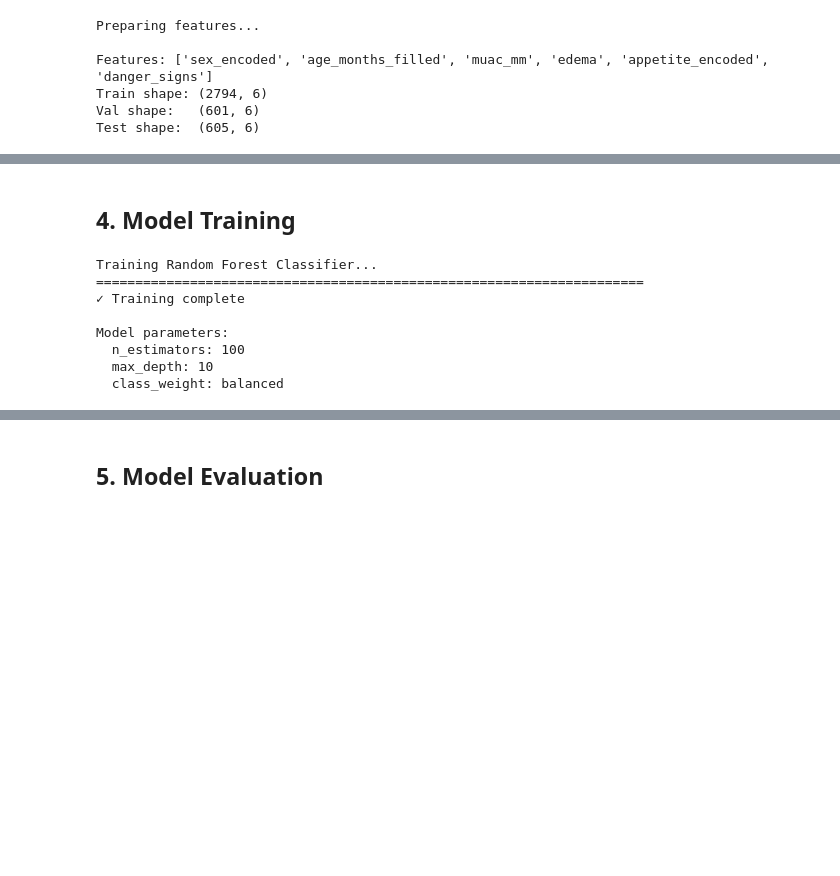
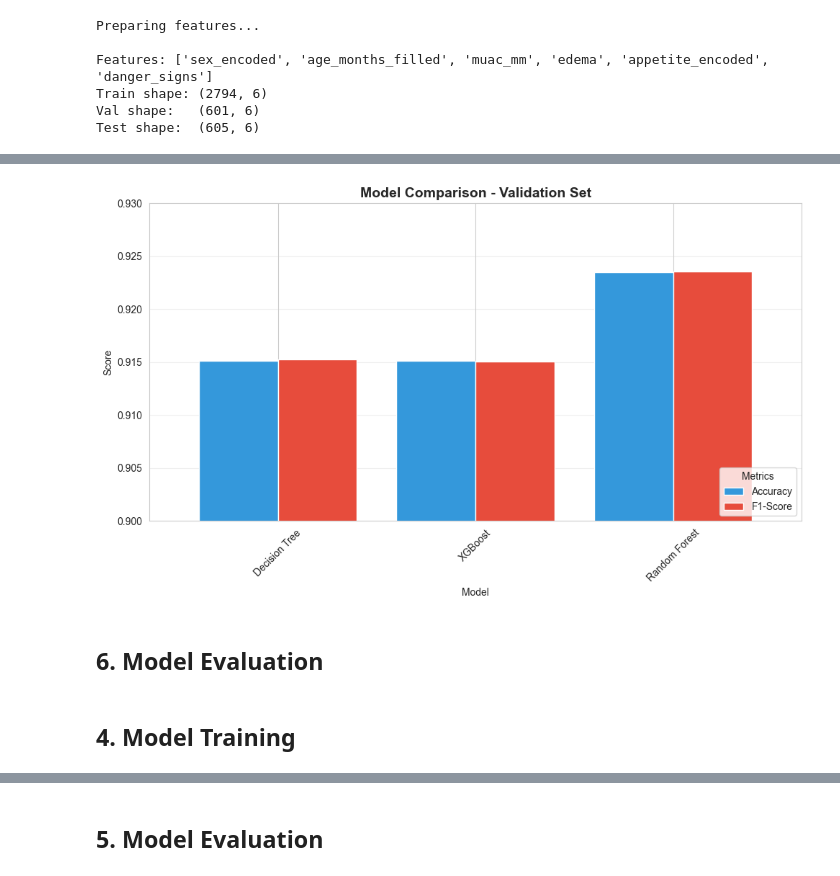
Before and after one commit to Dau2004/Gelm-th_project, a Jupyter notebook: Notebooks/model_training.ipynb, the cells around one changed output, grey strips where cells are left out. Drawn from its saved outputs; the diff is of its cells as text; code cells hidden in the pictures; blank space fills up the shorter version.

```diff
--- a/Notebooks/model_training.ipynb
+++ b/Notebooks/model_training.ipynb
@@ -102,0 +234,26 @@ Test shape:  (605, 6)
+# %%
+print("="*70)
+print("MODEL COMPARISON — VALIDATION SET")
+print("="*70)
+
+for name, clf in candidates.items():
+    if name == 'XGBoost':
+        clf.fit(X_train, y_train_enc)
+        y_pred = le_label.inverse_transform(clf.predict(X_val))
+    else:
+        clf.fit(X_train, y_train)
+        y_pred = clf.predict(X_val)
+
+    acc = accuracy_score(y_val, y_pred)
+    f1  = f1_score(y_val, y_pred, average='weighted')
+    comparison_results[name] = {'Accuracy': acc, 'F1-Score': f1}
+    print(f"\n{name}:")
+    print(f"  Accuracy          : {acc*100:.1f}%")
+    print(f"  Weighted F1-Score : {f1*100:.1f}%")
+
+print("\n" + "="*70)
+print("Summary Table")
+print("="*70)
+summary = pd.DataFrame(comparison_results).T
+summary.index.name = 'Model'
+print(summary.map(lambda v: f"{v*100:.1f}%"))
@@ -103,29 +278,20 @@ Test shape:  (605, 6)
+# %%
+# Visualize model comparison
+fig, ax = plt.subplots(figsize=(10, 6))
+comparison_df = pd.DataFrame(comparison_results).T
+comparison_df.plot(kind='bar', ax=ax, color=['#3498db', '#e74c3c'], width=0.8)
+ax.set_title('Model Comparison - Validation Set', fontsize=14, fontweight='bold')
+ax.set_ylabel('Score')
+ax.set_xlabel('Model')
+ax.set_ylim([0.90, 0.93])
+ax.legend(title='Metrics', loc='lower right')
+ax.grid(axis='y', alpha=0.3)
+plt.xticks(rotation=45)
+plt.tight_layout()
+plt.show()
+# %% [output]
+[figure, added]
+# %% [markdown]
+## 6. Model Evaluation
 # %% [markdown]
 ## 4. Model Training
-# %%
-print("Training Random Forest Classifier...")
-print("=" * 70)
-
-model = RandomForestClassifier(
-    n_estimators=100,
-    max_depth=10,
-    random_state=42,
-    class_weight='balanced'
-)
-
-model.fit(X_train, y_train)
-
-print("✓ Training complete")
-print(f"\nModel parameters:")
-print(f"  n_estimators: {model.n_estimators}")
-print(f"  max_depth: {model.max_depth}")
-print(f"  class_weight: {model.class_weight}")
-# %% [output]
-Training Random Forest Classifier...
-======================================================================
-✓ Training complete
-
-Model parameters:
-  n_estimators: 100
-  max_depth: 10
-  class_weight: balanced
```
Also changed, not shown: parts of 14 cells of this notebook, 14 other files.
